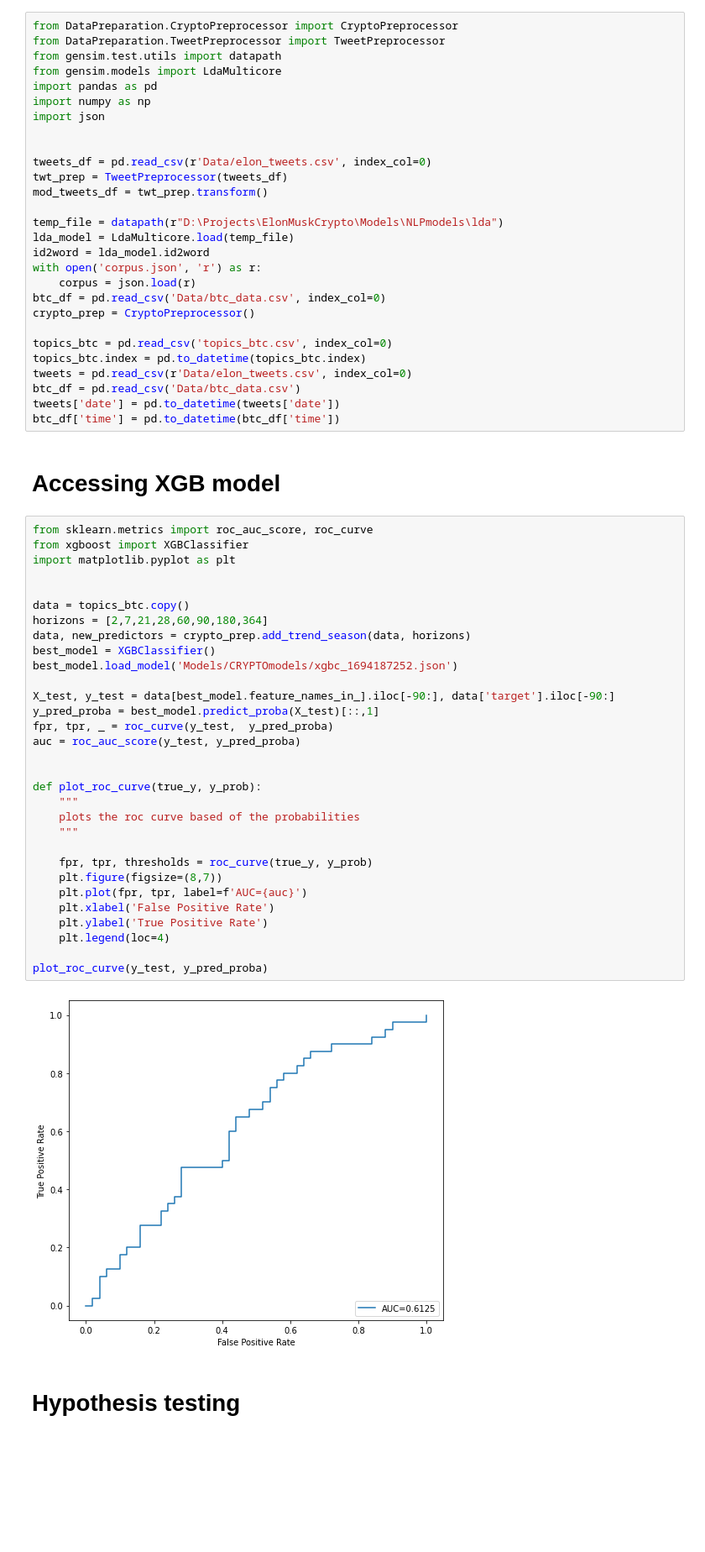
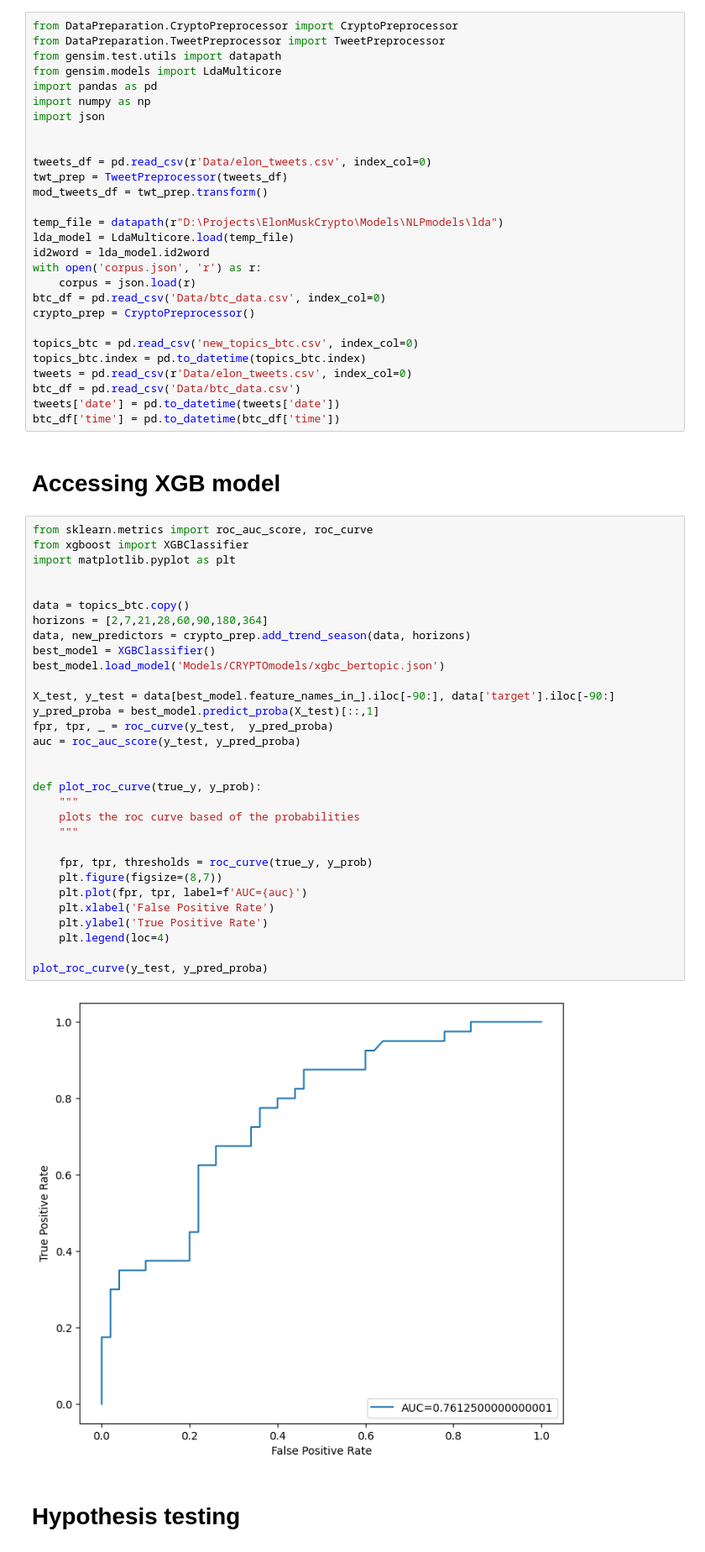
Before and after one commit to Mierva/ElonsCryptoEffect, a Jupyter notebook: presentation.ipynb, the cells around one changed output. Shown: that part at 84% size. Saved outputs shown, nothing was run; the diff lists cells and outputs as text; blank space fills up the shorter version.

Commit message:
added creation of a new graph, removed deprecated code

```diff
--- a/presentation.ipynb
+++ b/presentation.ipynb
@@ -22,7 +22,7 @@ with open('corpus.json', 'r') as r:
 btc_df = pd.read_csv('Data/btc_data.csv', index_col=0)
 crypto_prep = CryptoPreprocessor()
 
-topics_btc = pd.read_csv('topics_btc.csv', index_col=0)
+topics_btc = pd.read_csv('new_topics_btc.csv', index_col=0)
 topics_btc.index = pd.to_datetime(topics_btc.index)
 tweets = pd.read_csv(r'Data/elon_tweets.csv', index_col=0)
 btc_df = pd.read_csv('Data/btc_data.csv')
@@ -34,35 +34,35 @@ btc_df['time'] = pd.to_datetime(btc_df['time'])
 from sklearn.metrics import roc_auc_score, roc_curve
 from xgboost import XGBClassifier
 import matplotlib.pyplot as plt
 
 
 data = topics_btc.copy()
 horizons = [2,7,21,28,60,90,180,364]
 data, new_predictors = crypto_prep.add_trend_season(data, horizons)
 best_model = XGBClassifier()
-best_model.load_model('Models/CRYPTOmodels/xgbc_1694187252.json')
+best_model.load_model('Models/CRYPTOmodels/xgbc_bertopic.json')
 
 X_test, y_test = data[best_model.feature_names_in_].iloc[-90:], data['target'].iloc[-90:]
 y_pred_proba = best_model.predict_proba(X_test)[::,1]
 fpr, tpr, _ = roc_curve(y_test,  y_pred_proba)
 auc = roc_auc_score(y_test, y_pred_proba)
 
 
 def plot_roc_curve(true_y, y_prob):
     """
     plots the roc curve based of the probabilities
     """
 
     fpr, tpr, thresholds = roc_curve(true_y, y_prob)
     plt.figure(figsize=(8,7))
     plt.plot(fpr, tpr, label=f'AUC={auc}')
     plt.xlabel('False Positive Rate')
     plt.ylabel('True Positive Rate')
     plt.legend(loc=4)
 
 plot_roc_curve(y_test, y_pred_proba)
 # %% [output]
-[figure, old version]
+[figure, new version]
 # %% [markdown]
 
 # Hypothesis testing
```
Also changed, not shown: parts of 2 cells of this notebook, 1 other file.
